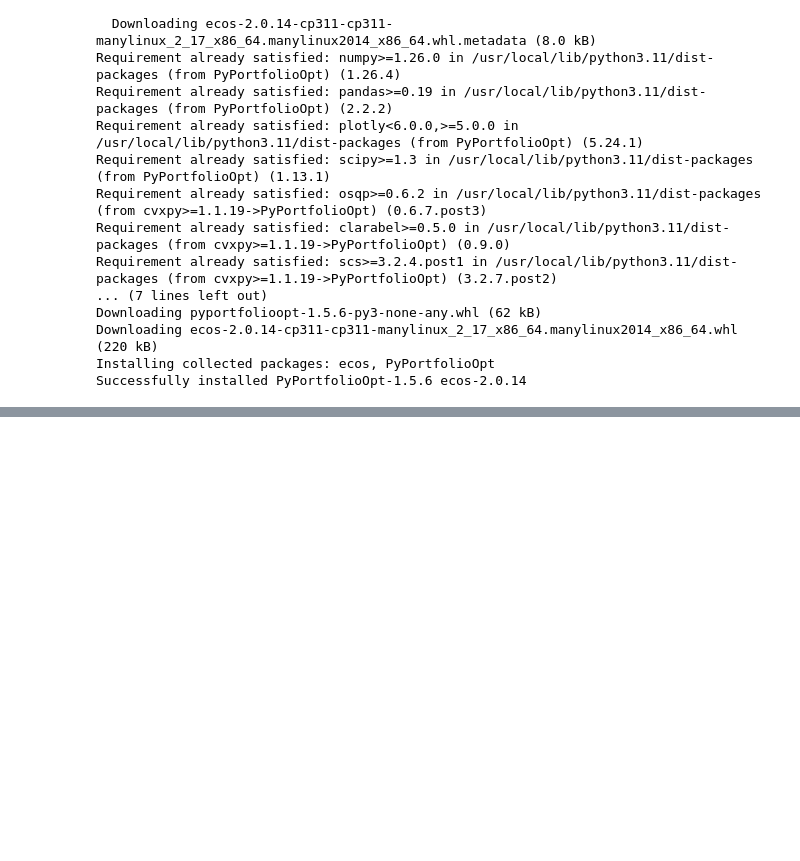
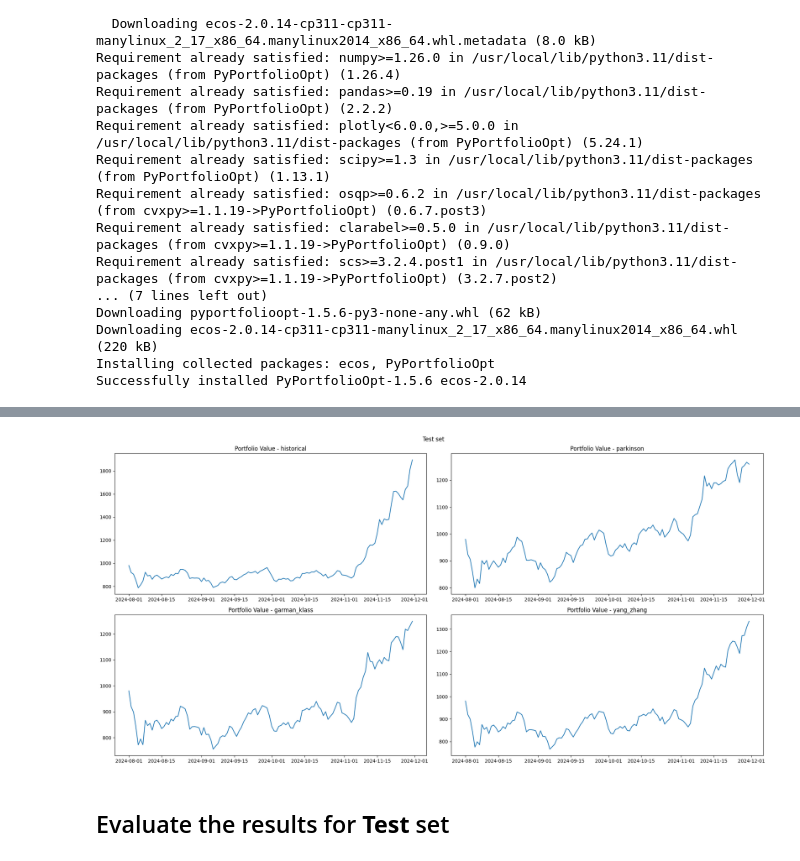
Before and after one commit to K-T-P/Trading-Algorithms-Project, a Jupyter notebook: project.ipynb, the cells around one changed output, grey strips where cells are left out. Saved outputs shown, nothing was run; the diff lists cells and outputs as text; code cells hidden in the pictures; blank space fills up the shorter version.

```diff
--- a/project.ipynb
+++ b/project.ipynb
@@ -456,0 +569,5 @@ weights_df
+# %%
+for model in portfolio_values_train.keys():
+  print(80 * "=")
+  print(f"\n{model} Model:\n")
+  evaluate_strategy(portfolio_values_train[model])
@@ -456,0 +594,8 @@ weights_df
+# %%
+portfolio_values_test = {}
+initial_capital = 1000
+# %%
+for model in weights_from_proxies.keys():
+  print(80 * '=')
+  print(f"\n{model} Model:\n")
+  portfolio_values_test[model] = buy_and_hold(coins, test_data, initial_capital, weights_df[model])
@@ -456,0 +620,16 @@ weights_df
+# %%
+fig, axes = plt.subplots(nrows=2, ncols=2, figsize=(20, 10))
+model_names = list(portfolio_values_test.keys())
+for i, model_name in enumerate(model_names):
+    row = i // 2
+    col = i % 2
+    axes[row, col].plot(portfolio_values_test[model_name])
+    axes[row, col].set_title(f"Portfolio Value - {model_name}")
+
+plt.suptitle("Test set")
+plt.tight_layout()
+plt.show()
+# %% [output]
+[figure, added]
+# %% [markdown]
+## Evaluate the results for **Test** set
```
Also changed, not shown: parts of 19 cells of this notebook.
